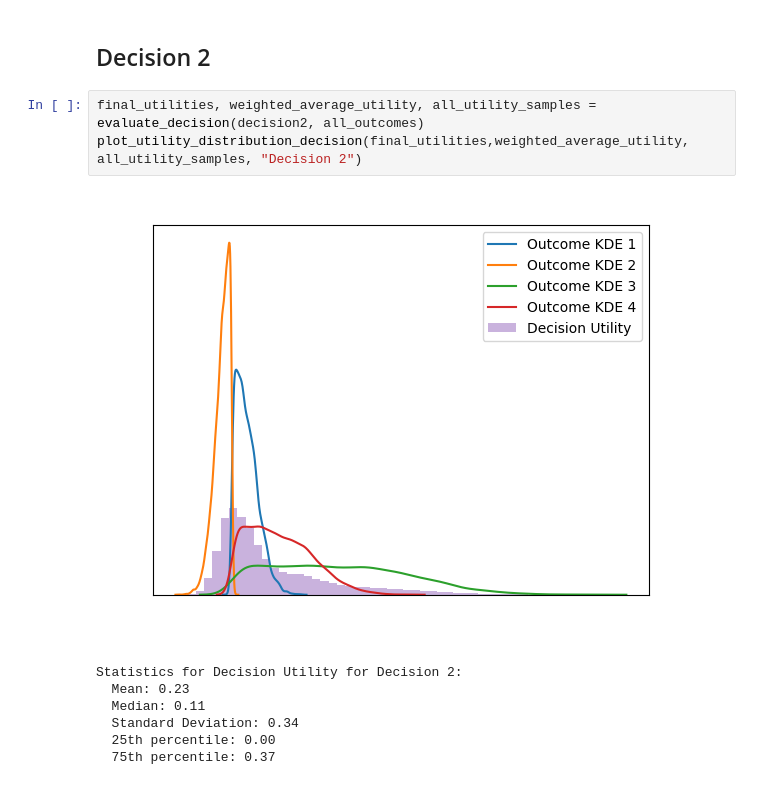
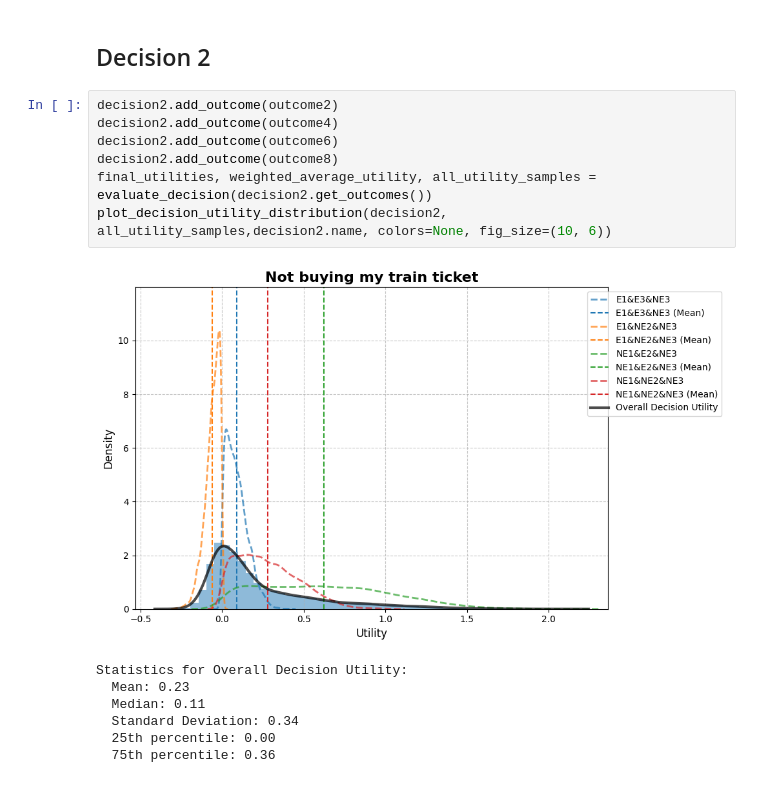
Before and after one commit to Netajam/Decision-Optimizer, a Jupyter notebook: notebook/travel_decision_example.ipynb, the cells around one changed output. Cells and saved outputs as stored; diff of their text form.

```diff
--- a/notebook/travel_decision_example.ipynb
+++ b/notebook/travel_decision_example.ipynb
@@ -331,16 +335,20 @@ Statistics for Decision Utility for Decision 1:
 # %% [markdown]
 ## Decision 2
-# %%
-final_utilities, weighted_average_utility, all_utility_samples = evaluate_decision(decision2, all_outcomes)
-plot_utility_distribution_decision(final_utilities,weighted_average_utility, all_utility_samples, "Decision 2")
-# %% [output]
-[figure, removed]
-Statistics for Decision Utility for Decision 2:
-  Mean: 0.23
-  Median: 0.11
-  Standard Deviation: 0.34
-  25th percentile: 0.00
-  75th percentile: 0.37
+# %%
+decision2.add_outcome(outcome2)
+decision2.add_outcome(outcome4)
+decision2.add_outcome(outcome6)
+decision2.add_outcome(outcome8)
+final_utilities, weighted_average_utility, all_utility_samples = evaluate_decision(decision2.get_outcomes())
+plot_decision_utility_distribution(decision2, all_utility_samples,decision2.name, colors=None, fig_size=(10, 6))
+# %% [output]
+[figure, added]
+Statistics for Overall Decision Utility:
+  Mean: 0.23
+  Median: 0.11
+  Standard Deviation: 0.34
+  25th percentile: 0.00
+  75th percentile: 0.36
 # %%
 end_time = time.time()
 
```
Also changed, not shown: parts of 18 cells of this notebook, 11 other files.
